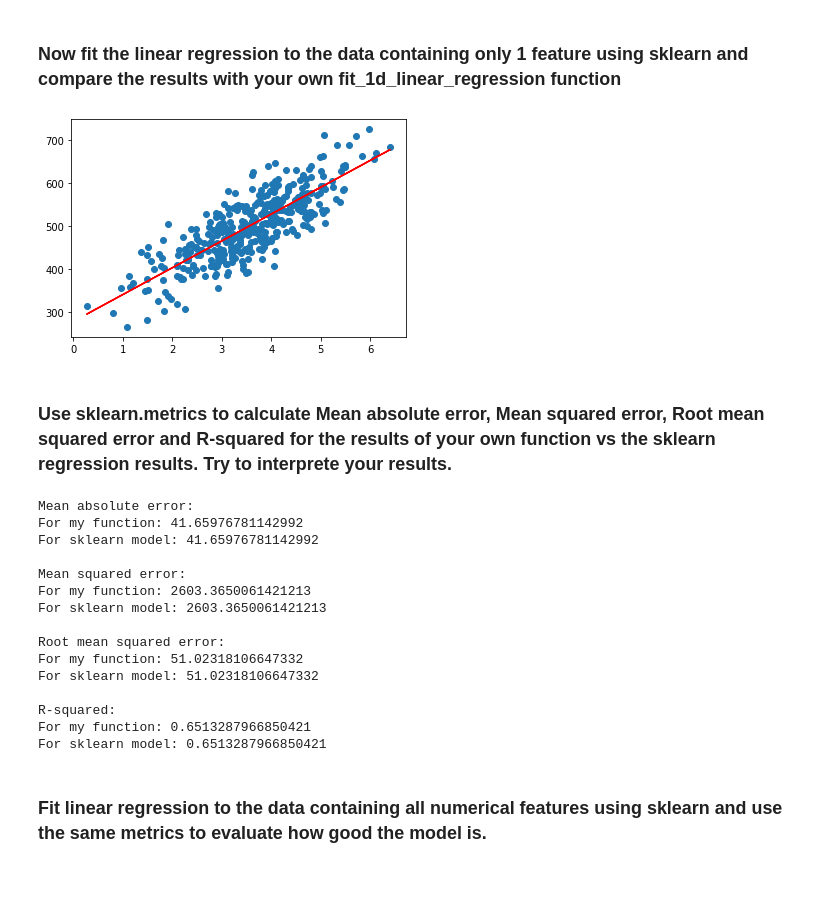
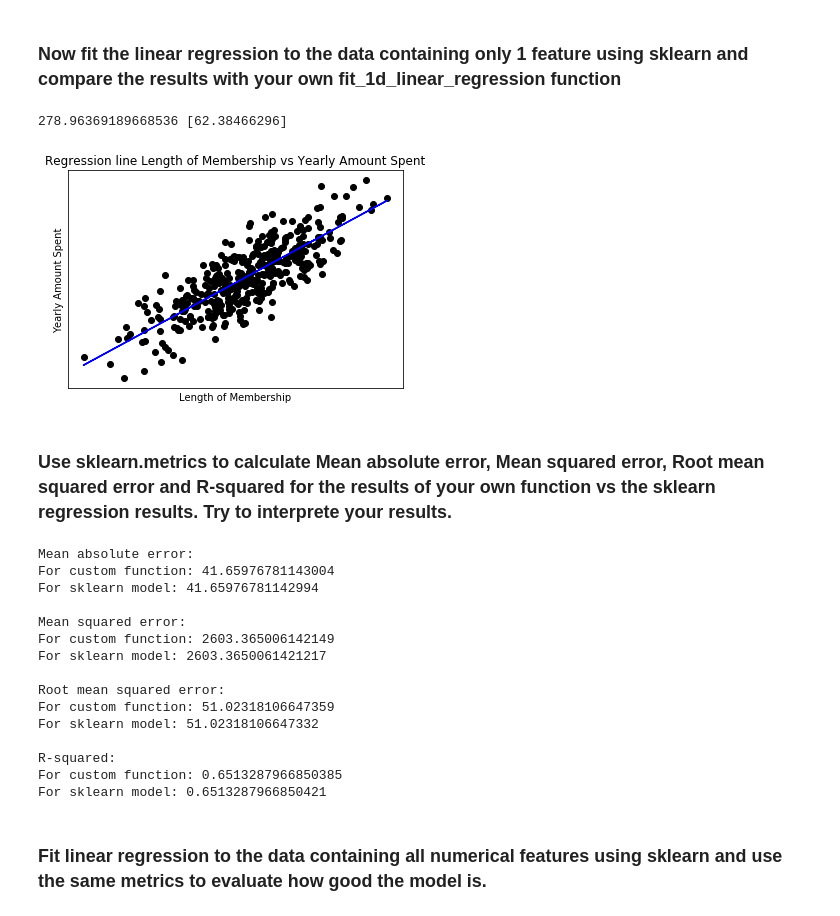
Before and after one commit to MelqonyanG/ML_Intro, a Jupyter notebook: Practice4/Linear_regression_practical_homework.ipynb, the cells around one changed output. Saved outputs shown, nothing was run; the diff lists cells and outputs as text; code cells hidden in the pictures; blank space fills up the shorter version.

```diff
--- a/Practice4/Linear_regression_practical_homework.ipynb
+++ b/Practice4/Linear_regression_practical_homework.ipynb
@@ -146,8 +152,14 @@ def plot_fitted_line(b0,
     :param y: A pandas series object (i.e. a column of a dataframe),
                         where each element is a label (y coordinates)
     """
-    plt.scatter(x, y)
-    plt.plot(x, b0 + b1 * x, c='r')
+    y_pred = b0 + b1 * x
+    plt.scatter(x, y, c='k')
+    plt.plot(x, y_pred, c='b')
+    plt.xlabel('Length of Membership')
+    plt.ylabel('Yearly Amount Spent')
+    plt.title('Regression line Length of Membership vs Yearly Amount Spent')
+    plt.xticks(())
+    plt.yticks(())
     plt.savefig("{}.png".format(username))
     plt.show()
 # %%
@@ -163,48 +175,54 @@ plot_fitted_line(b0, b1, X_train, y_train, 'Gayane')
 # %%
 import numpy as np
 from sklearn.linear_model import LinearRegression
+
 model = LinearRegression()
-model.fit(np.c_[np.ones(X_train.shape[0]), X_train], y_train)
-b0_sklearn, b1_sklearn = model.intercept_, model.coef_[1]
+model.fit(X_train.values.reshape(-1,1), y_train)
+b0_sklearn, b1_sklearn = model.intercept_, model.coef_
+
+print(b0_sklearn, b1_sklearn)
 plot_fitted_line(b0_sklearn, b1_sklearn, X_train, y_train, 'Gayane')
 # %% [output]
+278.96369189668536 [62.38466296]
-[figure, old version]
+[figure, new version]
 # %% [markdown]
 ### Use sklearn.metrics to calculate Mean absolute error, Mean squared error, Root mean squared error and R-squared for the results of your own function vs the sklearn regression results. Try to interprete your results.
 # %%
 from sklearn.metrics import mean_squared_error, mean_absolute_error, r2_score
-y_pred = model.predict(np.c_[np.ones(X_test.shape[0]), X_test])
 
-print('Mean absolute error:\nFor my function: {0}\nFor sklearn model: {1}\n'.format(
-    mean_absolute_error(y_test, b0 + b1 * X_test), mean_absolute_error(y_test, y_pred)
+y_pred_sklearn = model.predict(X_test.values.reshape(-1,1))
+y_pred_custom = b0 + b1 * X_test
+
+print('Mean absolute error:\nFor custom function: {0}\nFor sklearn model: {1}\n'.format(
+    mean_absolute_error(y_test, y_pred_custom), mean_absolute_error(y_test, y_pred)
 ))
 
-print('Mean squared error:\nFor my function: {0}\nFor sklearn model: {1}\n'.format(
-    mean_squared_error(y_test, b0 + b1 * X_test), mean_squared_error(y_test, y_pred)
+print('Mean squared error:\nFor custom function: {0}\nFor sklearn model: {1}\n'.format(
+    mean_squared_error(y_test, y_pred_custom), mean_squared_error(y_test, y_pred)
 ))
 
-print('Root mean squared error:\nFor my function: {0}\nFor sklearn model: {1}\n'.format(
-    np.sqrt(mean_squared_error(y_test, b0 + b1 * X_test)), np.sqrt(mean_squared_error(y_test, y_pred))
+print('Root mean squared error:\nFor custom function: {0}\nFor sklearn model: {1}\n'.format(
+    np.sqrt(mean_squared_error(y_test, y_pred_custom)), np.sqrt(mean_squared_error(y_test, y_pred))
 ))
 
-print('R-squared:\nFor my function: {0}\nFor sklearn model: {1}'.format(
-    r2_score(y_test, b0 + b1 * X_test), r2_score(y_test, y_pred)
+print('R-squared:\nFor custom function: {0}\nFor sklearn model: {1}'.format(
+    r2_score(y_test, y_pred_custom), r2_score(y_test, y_pred)
 ))
 # %% [output]
 Mean absolute error:
-For my function: 41.65976781142992
-For sklearn model: 41.65976781142992
+For custom function: 41.65976781143004
+For sklearn model: 41.65976781142994
 
 Mean squared error:
-For my function: 2603.3650061421213
-For sklearn model: 2603.3650061421213
+For custom function: 2603.365006142149
+For sklearn model: 2603.3650061421217
 
 Root mean squared error:
-For my function: 51.02318106647332
+For custom function: 51.02318106647359
 For sklearn model: 51.02318106647332
 
 R-squared:
-For my function: 0.6513287966850421
+For custom function: 0.6513287966850385
 For sklearn model: 0.6513287966850421
 # %% [markdown]
 ### Fit linear regression to the data containing all numerical features using sklearn and use the same metrics to evaluate how good the model is.
```
Also changed, not shown: parts of 8 cells of this notebook, 1 other file.
